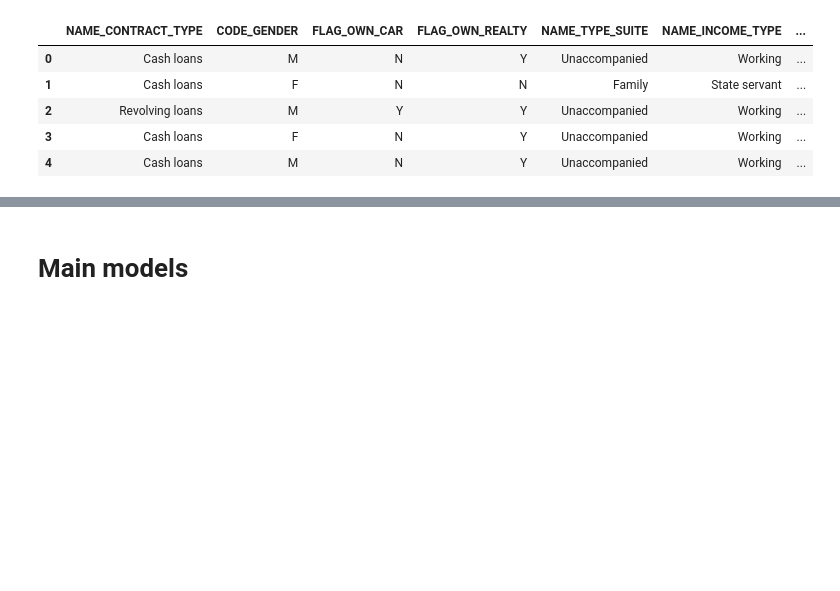
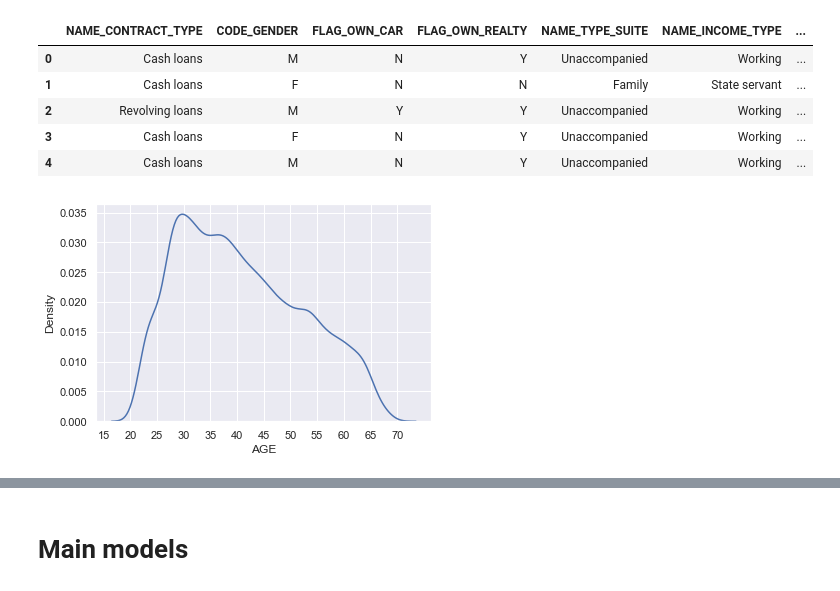
Before and after one commit to Gedas-LT/kaggle-home-credit, a Jupyter notebook: notebook.ipynb, the cells around one changed output, grey strips where cells are left out. Drawn from its saved outputs; the diff is of its cells as text; code cells hidden in the pictures; blank space fills up the shorter version.

```diff
--- a/notebook.ipynb
+++ b/notebook.ipynb
@@ -662,0 +674,5 @@ get_flag_insurance = FunctionTransformer(flag_insurance)
+# %%
+sns.kdeplot(data=application_train[application_train["TARGET"] == 1], x="AGE")
+plt.xticks(np.arange(15, 75, 5));
+# %% [output]
+[figure, added]
```
Also changed, not shown: parts of 19 cells of this notebook, 1 other file.
